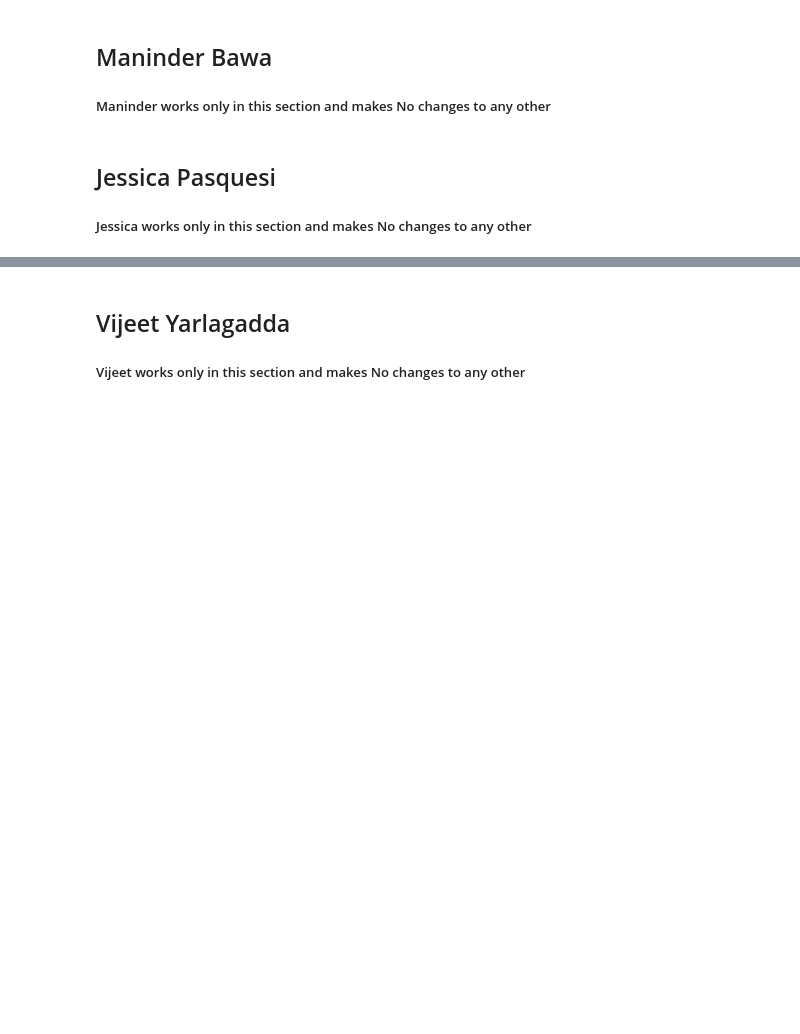
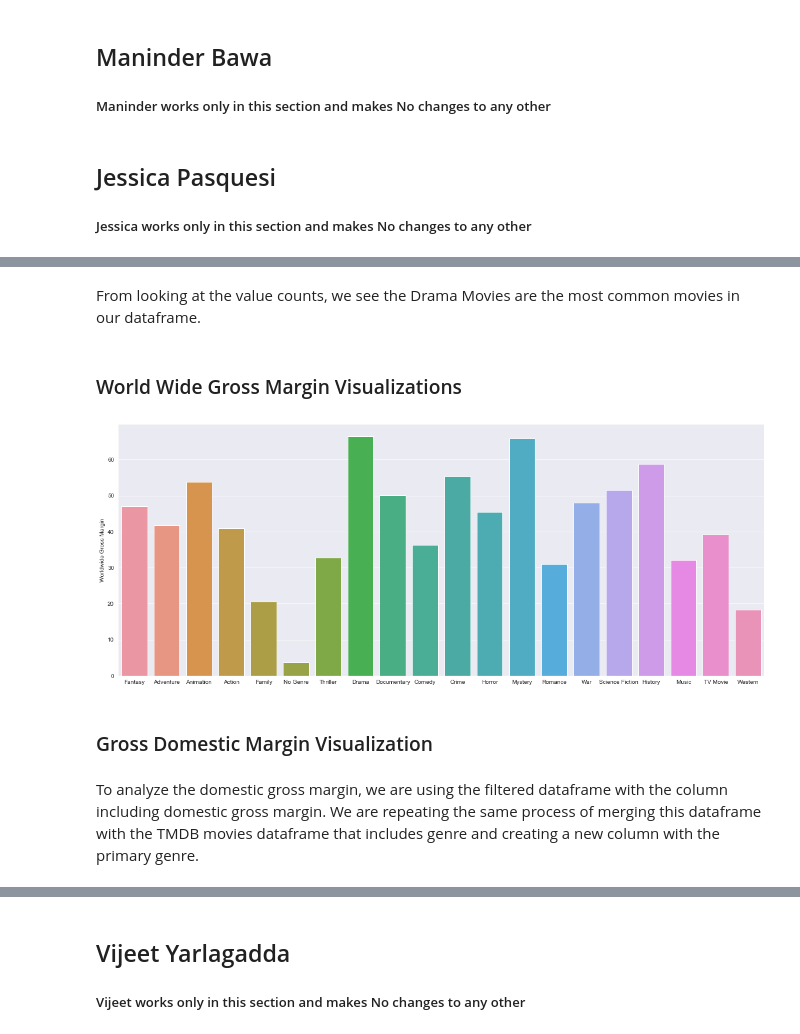
Before and after one commit to masonbatch/dsc-capstone, a Jupyter notebook: student.ipynb, the cells around one changed output, grey strips where cells are left out. Cells and saved outputs as stored; diff of their text form; code cells hidden in the pictures; blank space fills up the shorter version.

Commit message:
adding markdown and cleaning up genre data

```diff
--- a/student.ipynb
+++ b/student.ipynb
@@ -551,6 +787,8 @@ tmdb_budget = pd.merge(tmdb_movies, budget_copy, left_on = 'title', right_on = '
 #tmdb_budgets = pd.merge(tmdb_movies, movie_budgets, left_on = 'title', right_on = 'movie')
 #tmdb_budgets.sort_values(by='total_profit', ascending = False)
 # %%
+# Cleaning up the genre_id column in tmbd_budget dataframe.
+tmdb_budget['genre'] = None
 index = 0
 for row in tmdb_budget['genre_ids']:
     row = row.strip()
@@ -558,9 +796,10 @@ for row in tmdb_budget['genre_ids']:
     row = row.replace("]", "")
     row = row.replace(" ", "")
     row = row.split(",")
+# Creating a new row, genre, to store the name of the first genre that we will be using as the main genre.
     for key in tmbd_genres.keys():
         if row[0] == "":
-            tmdb_budget['genre'][index] = 'None'
+            tmdb_budget['genre'][index] = 'No Genre'
         elif int(row[0]) == key:
             tmdb_budget['genre'][index] = tmbd_genres[key]
     index+=1
@@ -580,16 +863,20 @@ ax.set_ylabel("");
+# %% [markdown]
+From looking at the value counts, we see the Drama Movies are the most common movies in our dataframe.
+# %% [markdown]
+### World Wide Gross Margin Visualizations
 # %%
 #genre vs average total profit
 fig, ax = plt.subplots(figsize=(20,8))
 
 x_values = tmdb_budget['genre'].unique()
 y_values = tmdb_budget.groupby('genre')['gross_margin_ww'].mean()
-profit_values = tmdb_budget.groupby('genre')['total_profit'].mean()
 
 sns.barplot(x=x_values, y=y_values)
 ax.set_ylabel("");
 ax.set_ylabel("Worldwide Gross Margin");
-
-fig2, ax2 = plt.subplots(figsize=(20,8))
-sns.barplot(x=x_values, y=profit_values)
-ax2.set_ylabel("");
-ax2.set_ylabel("Total Profit");
+# %% [output]
+[figure, added]
+# %% [markdown]
+### Gross Domestic Margin Visualization
+# %% [markdown]
+To analyze the domestic gross margin, we are using the filtered dataframe with the column including domestic gross margin. We are repeating the same process of merging this dataframe with the TMDB movies dataframe that includes genre and creating a new column with the primary genre.
```
Also changed, not shown: parts of 60 cells of this notebook.
